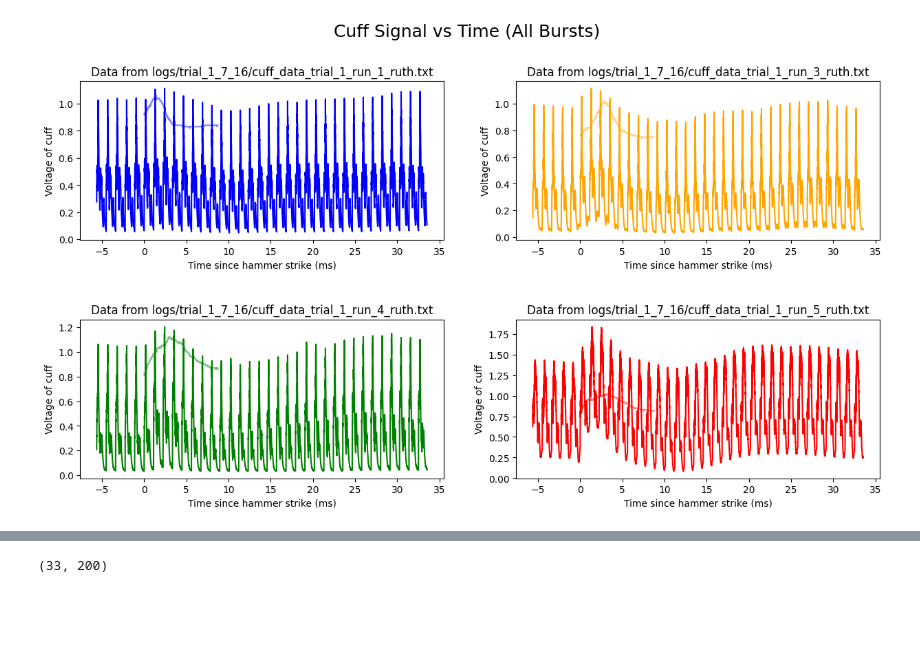
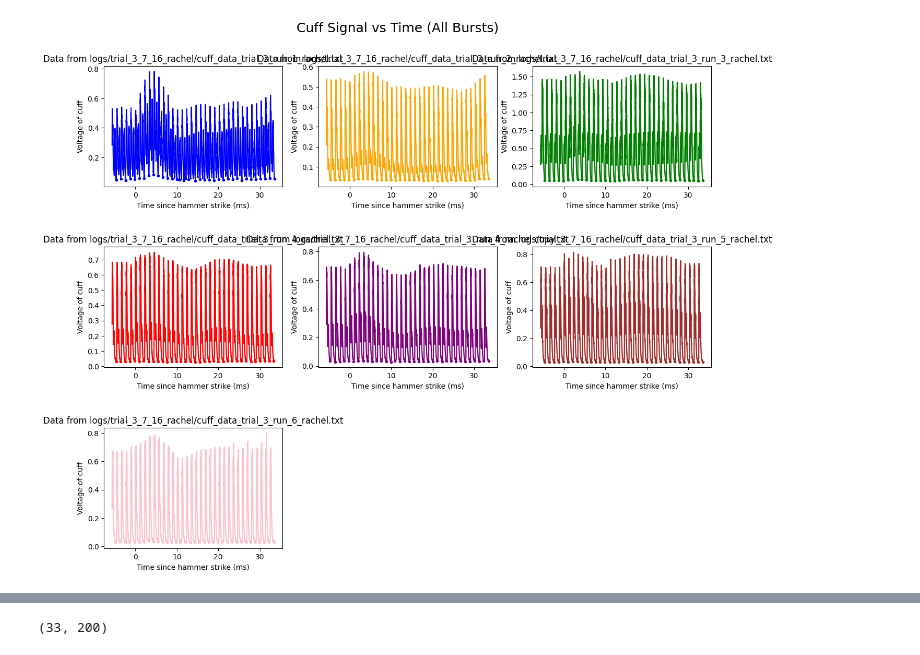
Before and after one commit to happyRainDrop/SmartHammer, a Jupyter notebook: src/ruth_data_Arduino.ipynb, the cells around one changed output, grey strips where cells are left out. Cells and saved outputs as stored; diff of their text form; code cells hidden in the pictures; blank space fills up the shorter version.

```diff
--- a/src/ruth_data_Arduino.ipynb
+++ b/src/ruth_data_Arduino.ipynb
@@ -20,9 +22,28 @@ ruth_achilles_hammer_file_names = [
     "logs/trial_1_7_16/hammer_data_trial_1_run_4_ruth.txt",
     "logs/trial_1_7_16/hammer_data_trial_1_run_5_ruth.txt"
 ]
+rachel_achilles_cuff_file_names = [
+    "logs/trial_3_7_16_rachel/cuff_data_trial_3_run_1_rachel.txt",
+    "logs/trial_3_7_16_rachel/cuff_data_trial_3_run_2_rachel.txt",
+    "logs/trial_3_7_16_rachel/cuff_data_trial_3_run_3_rachel.txt",
+    "logs/trial_3_7_16_rachel/cuff_data_trial_3_run_4_rachel.txt",
+    "logs/trial_3_7_16_rachel/cuff_data_trial_3_run_4_rachel copy.txt",
+    "logs/trial_3_7_16_rachel/cuff_data_trial_3_run_5_rachel.txt",
+    "logs/trial_3_7_16_rachel/cuff_data_trial_3_run_6_rachel.txt"
+]
 
-chosen_folder_cuff = ruth_achilles_cuff_file_names
-chosen_folder_hammer = ruth_achilles_hammer_file_names
+rachel_achilles_hammer_file_names = [
+    "logs/trial_3_7_16_rachel/cuff_data_trial_3_run_1_rachel.txt",
+    "logs/trial_3_7_16_rachel/cuff_data_trial_3_run_2_rachel.txt",
+    "logs/trial_3_7_16_rachel/cuff_data_trial_3_run_3_rachel.txt",
+    "logs/trial_3_7_16_rachel/cuff_data_trial_3_run_4_rachel.txt",
+    "logs/trial_3_7_16_rachel/cuff_data_trial_3_run_4_rachel copy.txt",
+    "logs/trial_3_7_16_rachel/cuff_data_trial_3_run_5_rachel.txt",
+    "logs/trial_3_7_16_rachel/cuff_data_trial_3_run_6_rachel.txt"
+]
+
+chosen_folder_cuff = rachel_achilles_cuff_file_names
+chosen_folder_hammer = rachel_achilles_hammer_file_names
 
 cuff_dfs = []
 hammer_dfs = []
@@ -30,36 +51,53 @@ for file_name in chosen_folder_cuff:
     cuff_dfs.append(pd.read_csv(file_name, skiprows=1, header = None).to_numpy())
 for file_name in chosen_folder_hammer:
     hammer_dfs.append(pd.read_csv(file_name, skiprows=1, header = None).to_numpy())
+# %%
+################## Find the indicies of the minimum of each waveform ###############
+
+cuff_indiv_waveform_minima_indicies = []
+DATA_LENGTH = 200 # Defined in Arduino -- number of points sampled per pulse (pulse_and_read_cuff_v3.ino)
+
+for cuff_df in cuff_dfs:
+    this_cuff_indiv_waveform_minima_indicies = []
+    for i in range(0, len(cuff_df), DATA_LENGTH):
+        single_burst_cuff_waveform = list(cuff_df[:,1])[i: i+DATA_LENGTH]
+        index_min = single_burst_cuff_waveform.index(min(single_burst_cuff_waveform))
+        this_cuff_indiv_waveform_minima_indicies.append(index_min + i)
+
+    cuff_indiv_waveform_minima_indicies.append(this_cuff_indiv_waveform_minima_indicies)
 # %%
 plt.figure(figsize=(15, 12))
 plt.subplots_adjust(hspace=0.5)
 plt.suptitle("Cuff Signal vs Time (All Bursts)", fontsize=18, y=0.95)
 
-# loop through the length of tickers and keep track of index
 n = 0
 overlay = False
 ax_subp = None
 
 color_array = ["blue", "orange", "green", "red", "purple", "brown",
                "pink", "gray", "olive", "cyan", "turquoise", "magenta", "maroon", "tan"]
 
 for n in range(len(cuff_dfs)):
     df_cuff = cuff_dfs[n]
     df_hammer = hammer_dfs[n]
+    waveform_minima = cuff_indiv_waveform_minima_indicies[n]
 
     # add a new subplot iteratively
-    if (not overlay): ax_subp = plt.subplot(3, 2, n+1)
+    if (not overlay): ax_subp = plt.subplot(4, 4, n+1)
     elif (ax_subp is None): ax_subp = plt.subplot(1, 1, 1)
 
     ax_subp.plot(df_cuff[:,0], df_cuff[:,1], c=color_array[n % len(cuff_dfs)], label="Cuff")
     ax_subp.plot(df_hammer[:,0], df_hammer[:,1], c=color_array[n % len(cuff_dfs)], alpha=0.5, label="Hammer")
+    for m in waveform_minima:
+        ax_subp.plot(df_cuff[:,0][m], df_cuff[:,1][m], c=color_array[n % len(cuff_dfs)], marker="o", markersize=3)
+
 
     # chart formatting
     if (not overlay): ax_subp.set_title("Data from " + str(chosen_folder_cuff[n]))
     ax_subp.set_xlabel("Time since hammer strike (ms)")
     ax_subp.set_ylabel("Voltage of cuff")
 
 if (overlay): plt.legend(chosen_folder_cuff)
 plt.show()
 # %% [output]
-[figure, old version]
+[figure, new version]
```
Also changed, not shown: parts of 5 cells of this notebook.
